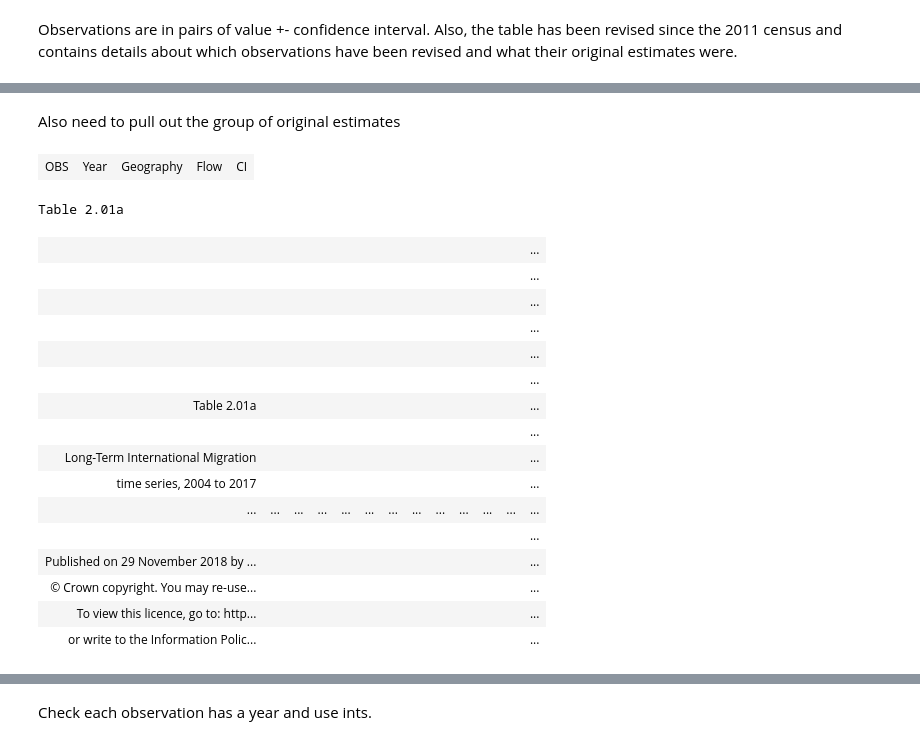
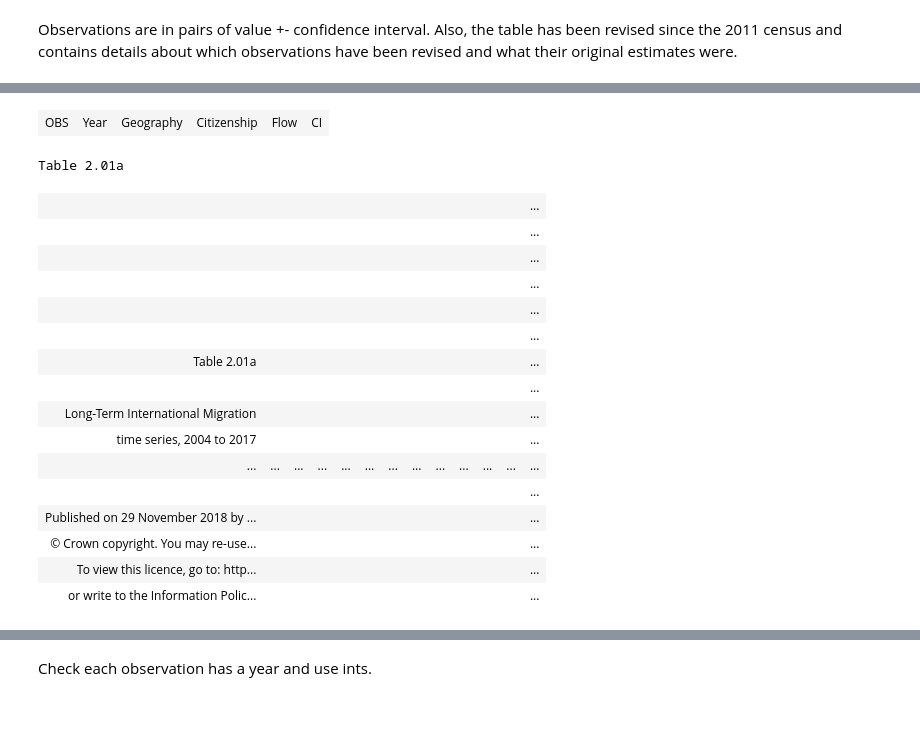
Before and after one commit to GSS-Cogs/ONS-LTIM-citizenship, a Jupyter notebook: main.ipynb, the cells around one changed output, grey strips where cells are left out. Saved outputs shown, nothing was run; the diff lists cells and outputs as text; code cells hidden in the pictures; blank space fills up the shorter version.

```diff
--- a/main.ipynb
+++ b/main.ipynb
@@ -17,3 +17,11 @@ Nationality of migrants. Estimates of Long-Term International Migration, annual
 tab = next(t for t in scraper.distribution().as_databaker() if t.name == 'Table 2.01a')
 # %% [markdown]
 Observations are in pairs of value +- confidence interval. Also, the table has been revised since the 2011 census and contains details about which observations have been revised and what their original estimates were.
+# %%
+cell = tab.filter('Year')
+cell.assert_one()
+citizenship = cell.fill(RIGHT).is_not_blank().is_not_whitespace()  | \
+            cell.shift(0,1).fill(RIGHT).is_not_blank().is_not_whitespace() | \
+            cell.shift(0,2).expand(RIGHT).is_not_blank().is_not_whitespace().is_not_bold() \
+            .filter(lambda x: type(x.value) != 'All' not in x.value)
+citizenship
@@ -132,2 +36,0 @@ tidy_revised
-# %% [markdown]
-Also need to pull out the group of original estimates
@@ -134,33 +39,50 @@ Also need to pull out the group of original estimates
+# %%
+Year = cell.fill(DOWN)
+Year = Year.filter(lambda x: type(x.value) != str or 'Significant Change?' not in x.value)
+# %%
+Geography = cell.fill(DOWN).one_of(['United Kingdom', 'England and Wales'])
+Flow = cell.fill(DOWN).one_of(['Inflow', 'Outflow', 'Balance'])
+# %%
+csObs = ConversionSegment(observations, [
+    HDim(Year,'Year', DIRECTLY, LEFT),
+    HDim(Geography,'Geography', CLOSEST, ABOVE),
+    HDim(citizenship, 'Citizenship', DIRECTLY, ABOVE),
+    HDim(Flow, 'Flow', CLOSEST, ABOVE),
+    HDimConst('Measure Type', 'Count'),
+    HDimConst('Unit','People (thousands)'),
+    HDim(CI,'CI',DIRECTLY,RIGHT),
+    HDimConst('Revision', '2011 Census Revision')
+])
+savepreviewhtml(csObs)
+tidy_revised = csObs.topandas()
+# %% [output]
+| OBS | Year | Geography | Citizenship | Flow | CI |
+Table 2.01a
+|  |  |  |  |  |  |  |  |  |  |  |  | ... |
+|  |  |  |  |  |  |  |  |  |  |  |  | ... |
+|  |  |  |  |  |  |  |  |  |  |  |  | ... |
+|  |  |  |  |  |  |  |  |  |  |  |  | ... |
+|  |  |  |  |  |  |  |  |  |  |  |  | ... |
+|  |  |  |  |  |  |  |  |  |  |  |  | ... |
+| Table 2.01a |  |  |  |  |  |  |  |  |  |  |  | ... |
+|  |  |  |  |  |  |  |  |  |  |  |  | ... |
+| Long-Term International Migration |  |  |  |  |  |  |  |  |  |  |  | ... |
+| time series, 2004 to 2017 |  |  |  |  |  |  |  |  |  |  |  | ... |
+| ... | ... | ... | ... | ... | ... | ... | ... | ... | ... | ... | ... | ... |
+|  |  |  |  |  |  |  |  |  |  |  |  | ... |
+| Published on 29 November 2018 by ... |  |  |  |  |  |  |  |  |  |  |  | ... |
+| © Crown copyright. You may re-use... |  |  |  |  |  |  |  |  |  |  |  | ... |
+| To view this licence, go to: http... |  |  |  |  |  |  |  |  |  |  |  | ... |
+| or write to the Information Polic... |  |  |  |  |  |  |  |  |  |  |  | ... |
 # %%
 csRevs = ConversionSegment(original_estimates, [
     HDim(Year, 'Year', DIRECTLY, LEFT),
-    HDim(Geography,'Geography',CLOSEST,ABOVE),
-    HDimConst('Citizenship', 'All citizenships'),
-    HDimConst('Region', None),
-    HDimConst('Territory', None),
+    HDim(Geography,'Geography', CLOSEST, ABOVE),
+    HDim(citizenship, 'Citizenship', DIRECTLY, ABOVE),
     HDim(Flow, 'Flow', CLOSEST, ABOVE),
     HDimConst('Measure Type', 'Count'),
     HDimConst('Unit','People (thousands)'),
     HDim(original_estimates.shift(RIGHT), 'CI', DIRECTLY, RIGHT),
     HDimConst('Revision', 'Original Estimate')
 ])
-savepreviewhtml(csRevs)
+orig_estimates = csRevs.topandas()
-# %% [output]
-| OBS | Year | Geography | Flow | CI |
-Table 2.01a
-|  |  |  |  |  |  |  |  |  |  |  |  | ... |
-|  |  |  |  |  |  |  |  |  |  |  |  | ... |
-|  |  |  |  |  |  |  |  |  |  |  |  | ... |
-|  |  |  |  |  |  |  |  |  |  |  |  | ... |
-|  |  |  |  |  |  |  |  |  |  |  |  | ... |
-|  |  |  |  |  |  |  |  |  |  |  |  | ... |
-| Table 2.01a |  |  |  |  |  |  |  |  |  |  |  | ... |
-|  |  |  |  |  |  |  |  |  |  |  |  | ... |
-| Long-Term International Migration |  |  |  |  |  |  |  |  |  |  |  | ... |
-| time series, 2004 to 2017 |  |  |  |  |  |  |  |  |  |  |  | ... |
-| ... | ... | ... | ... | ... | ... | ... | ... | ... | ... | ... | ... | ... |
-|  |  |  |  |  |  |  |  |  |  |  |  | ... |
-| Published on 29 November 2018 by ... |  |  |  |  |  |  |  |  |  |  |  | ... |
-| © Crown copyright. You may re-use... |  |  |  |  |  |  |  |  |  |  |  | ... |
-| To view this licence, go to: http... |  |  |  |  |  |  |  |  |  |  |  | ... |
-| or write to the Information Polic... |  |  |  |  |  |  |  |  |  |  |  | ... |
```
Also changed, not shown: parts of 23 cells of this notebook.
